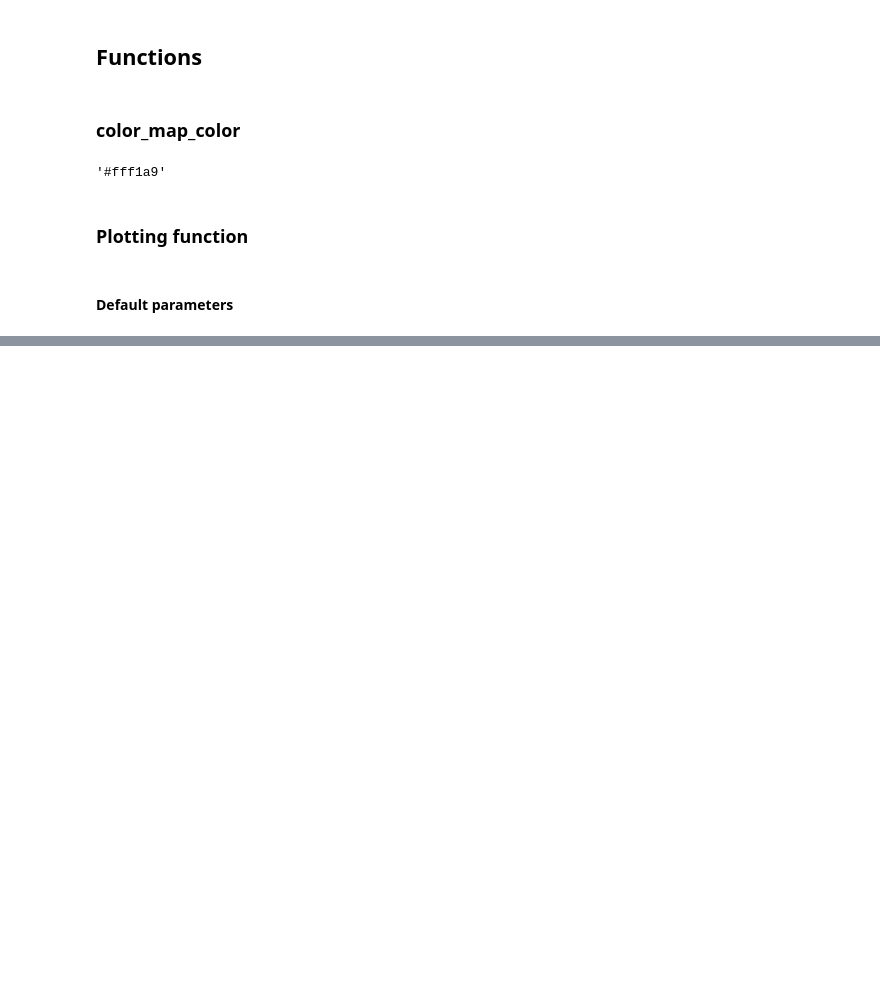
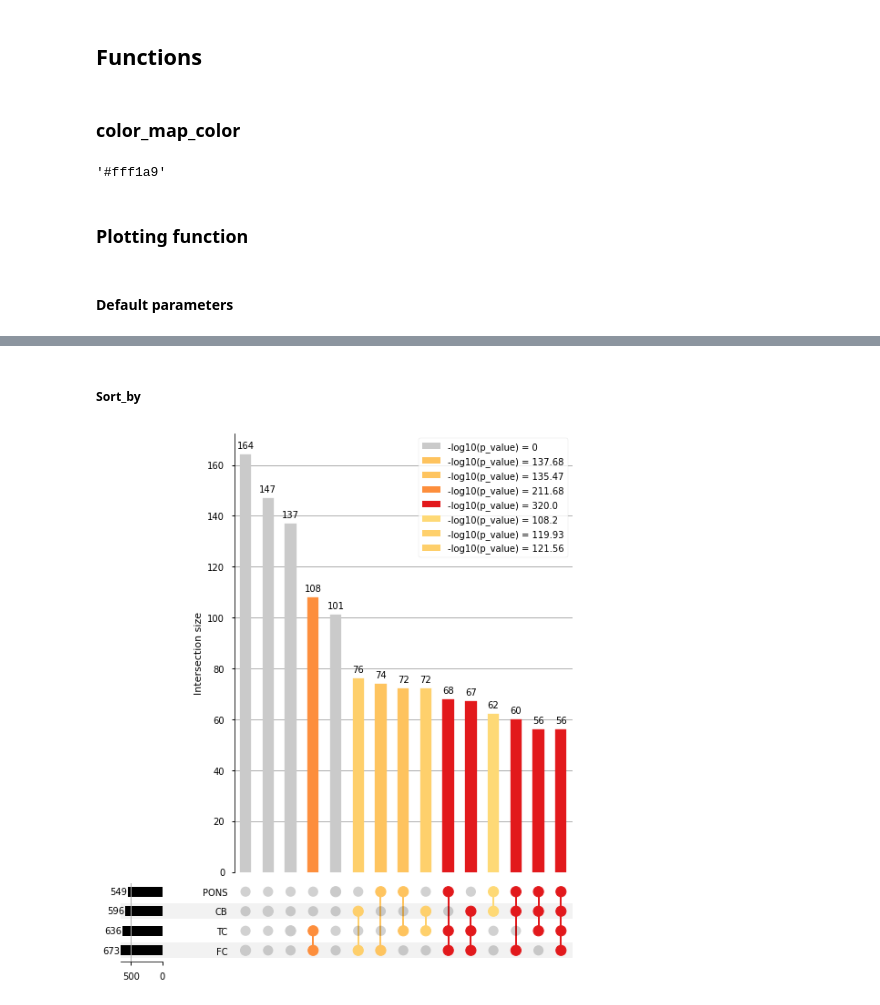
Before and after one commit to theislab/superexacttestpy, a Jupyter notebook: notebooks/06_plot.ipynb, the cells around one changed output, grey strips where cells are left out. Saved outputs shown, nothing was run; the diff lists cells and outputs as text; code cells hidden in the pictures; blank space fills up the shorter version.

```diff
--- a/notebooks/06_plot.ipynb
+++ b/notebooks/06_plot.ipynb
@@ -41,0 +50,6 @@ tmp = stest.pl.plot(data,total,data_name,degree=-1)
+# %% [markdown]
+##### Sort_by
+# %%
+tmp = stest.pl.plot(data,total,data_name,sort_by="cardinality")
+# %% [output]
+[figure, added]
```
Also changed, not shown: parts of 18 cells of this notebook.
